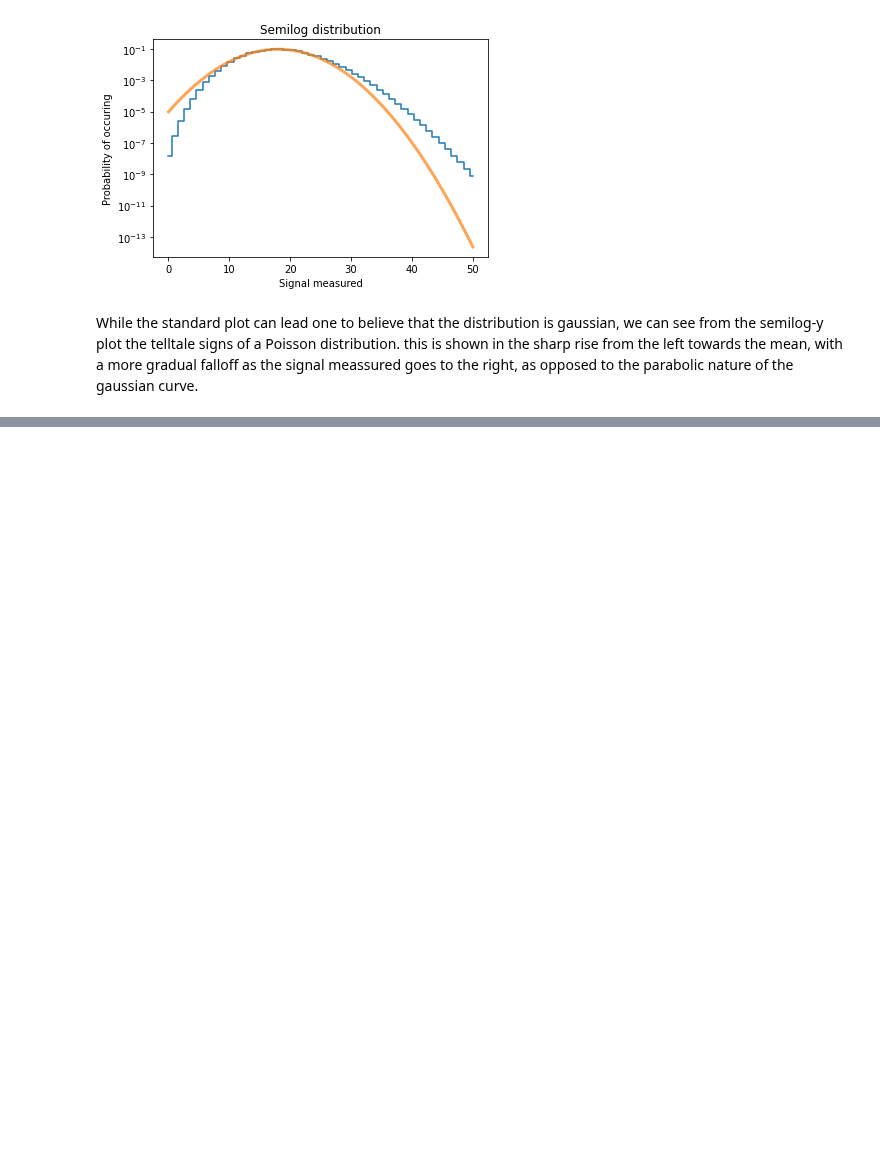
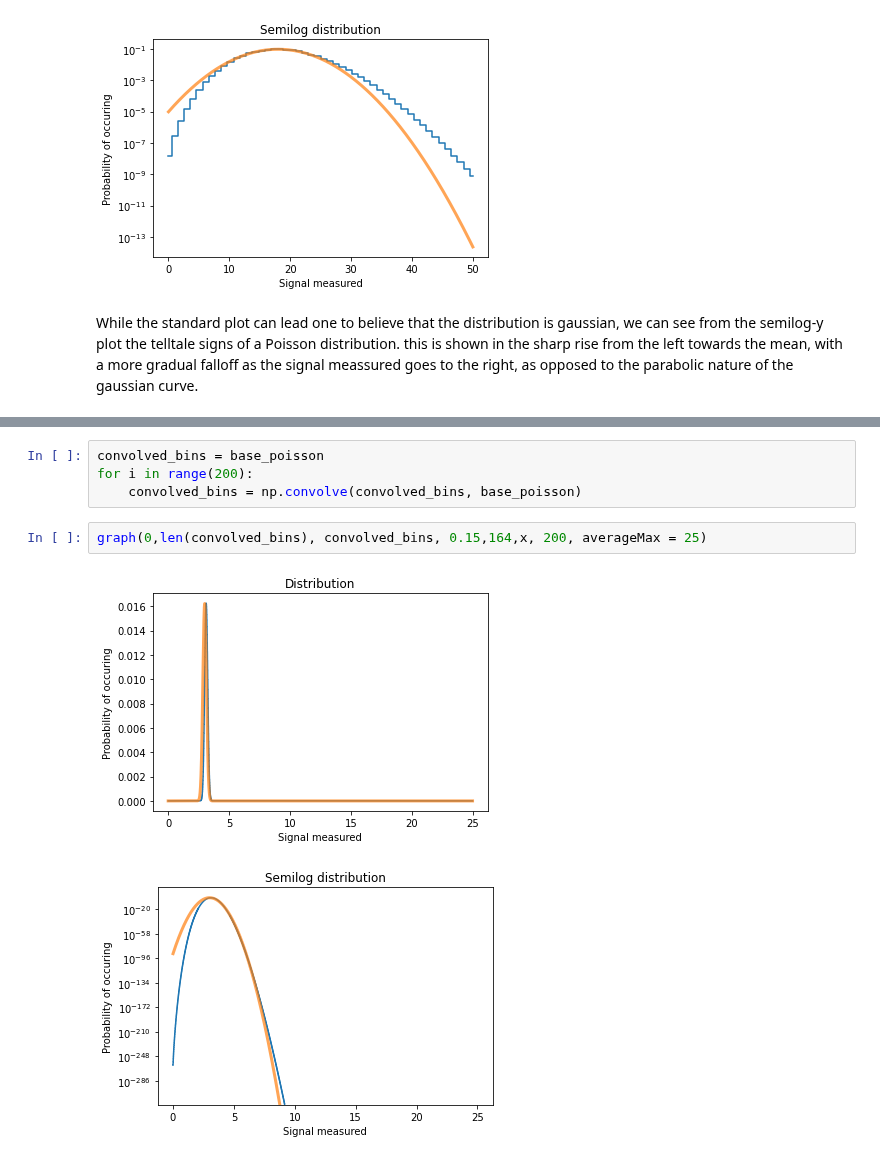
Before and after one commit to WyattOtsuka/PHYS434, a Jupyter notebook: lab2.ipynb, the cells around one changed output, grey strips where cells are left out. Cells and saved outputs as stored; diff of their text form; blank space fills up the shorter version.

```diff
--- a/lab2.ipynb
+++ b/lab2.ipynb
@@ -91,0 +128,9 @@ While the standard plot can lead one to believe that the distribution is gaussia
+# %%
+convolved_bins = base_poisson
+for i in range(200):
+    convolved_bins = np.convolve(convolved_bins, base_poisson)
+# %%
+graph(0,len(convolved_bins), convolved_bins, 0.15,164,x, 200, averageMax = 25)
+# %% [output]
+[figure, added]
+[figure, added]
```
Also changed, not shown: parts of 18 cells of this notebook.
